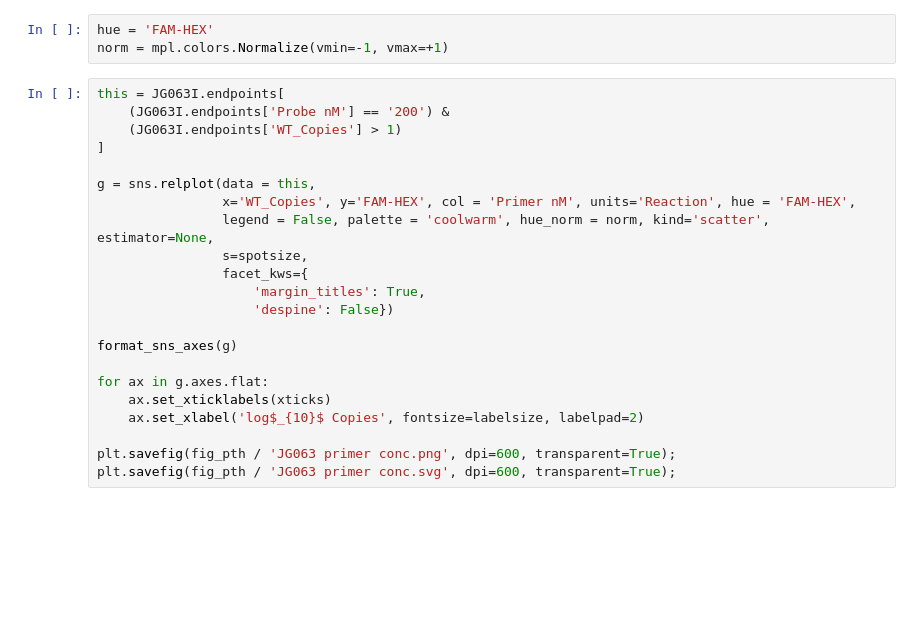
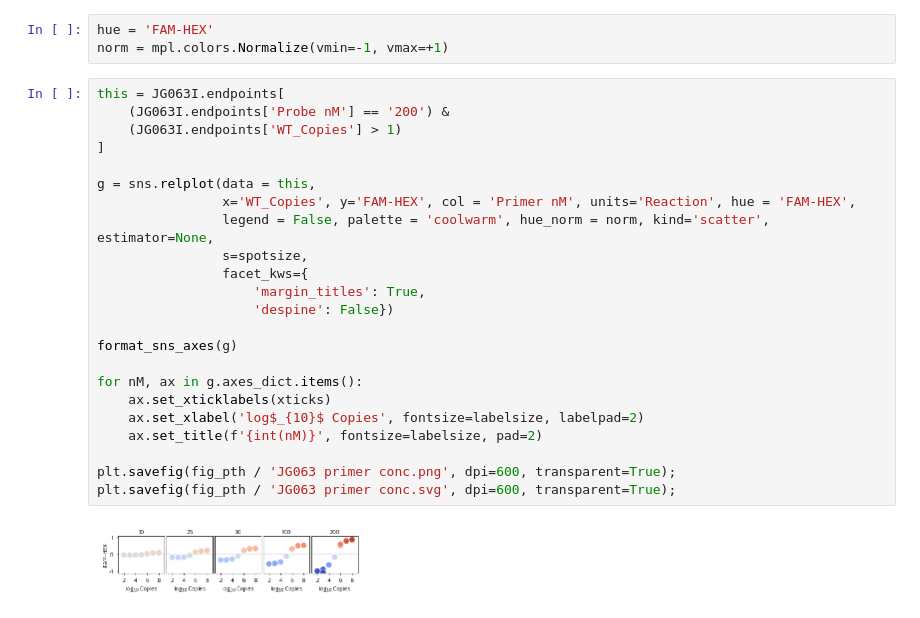
Before and after one commit to JohnGoertz/can-manuscript, a Jupyter notebook: Code/Fig3_tuning_competition.ipynb, the cells around one changed output. Saved outputs shown, nothing was run; the diff lists cells and outputs as text; blank space fills up the shorter version.

Commit message:
Fine-tuning figure

```diff
--- a/Code/Fig3_tuning_competition.ipynb
+++ b/Code/Fig3_tuning_competition.ipynb
@@ -127,25 +129,28 @@ norm = mpl.colors.Normalize(vmin=-1, vmax=+1)
 # %%
 this = JG063I.endpoints[
     (JG063I.endpoints['Probe nM'] == '200') &
     (JG063I.endpoints['WT_Copies'] > 1)
 ]
 
 g = sns.relplot(data = this,
                 x='WT_Copies', y='FAM-HEX', col = 'Primer nM', units='Reaction', hue = 'FAM-HEX',
                 legend = False, palette = 'coolwarm', hue_norm = norm, kind='scatter', estimator=None,
                 s=spotsize,
                 facet_kws={
                     'margin_titles': True,
                     'despine': False})
 
 format_sns_axes(g)
 
-for ax in g.axes.flat:
+for nM, ax in g.axes_dict.items():
     ax.set_xticklabels(xticks)
     ax.set_xlabel('log$_{10}$ Copies', fontsize=labelsize, labelpad=2)
+    ax.set_title(f'{int(nM)}', fontsize=labelsize, pad=2)
 
 plt.savefig(fig_pth / 'JG063 primer conc.png', dpi=600, transparent=True);
 plt.savefig(fig_pth / 'JG063 primer conc.svg', dpi=600, transparent=True);
+# %% [output]
+[figure, added]
 # %%
 from copy import copy
 
```
Also changed, not shown: parts of 4 cells of this notebook, 6 other files.
